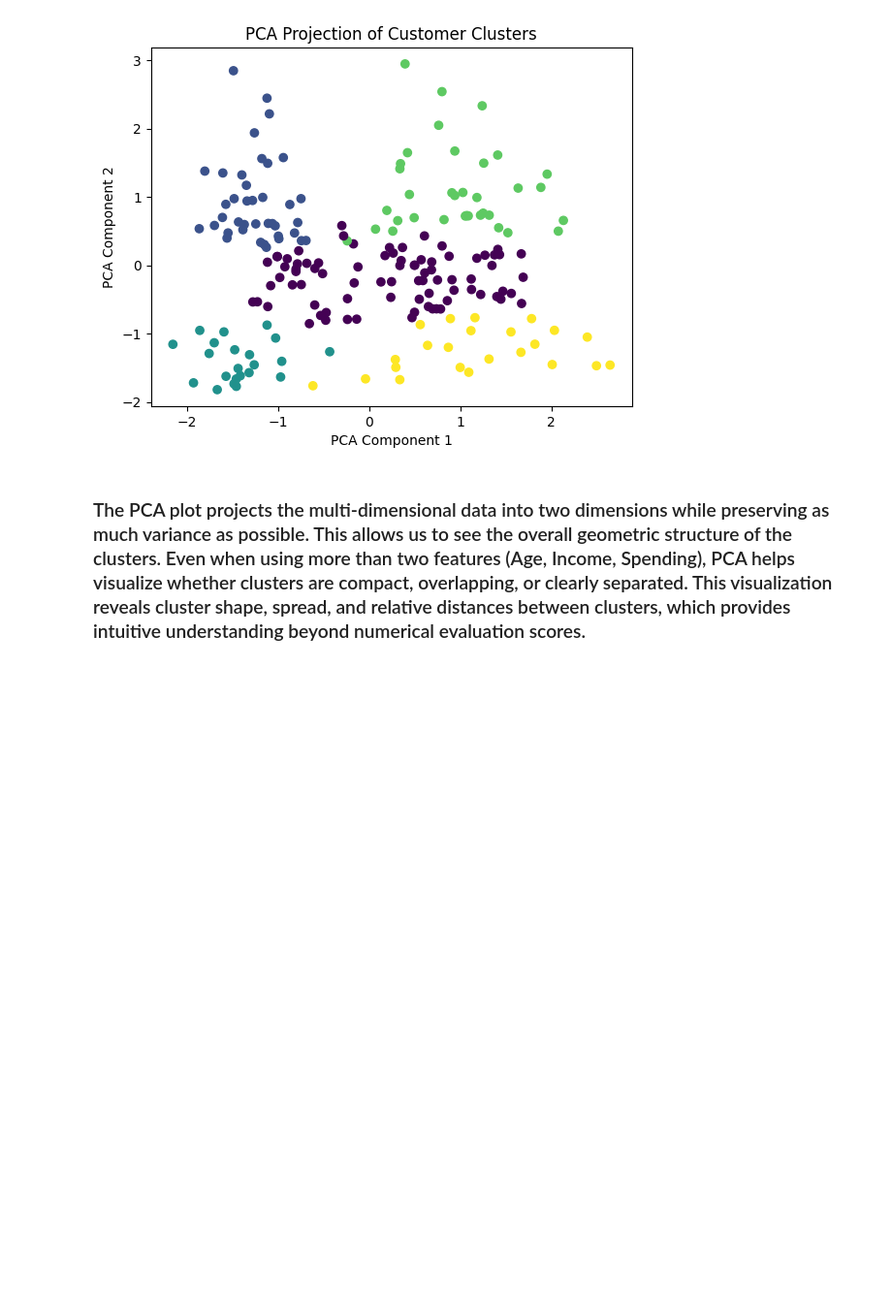
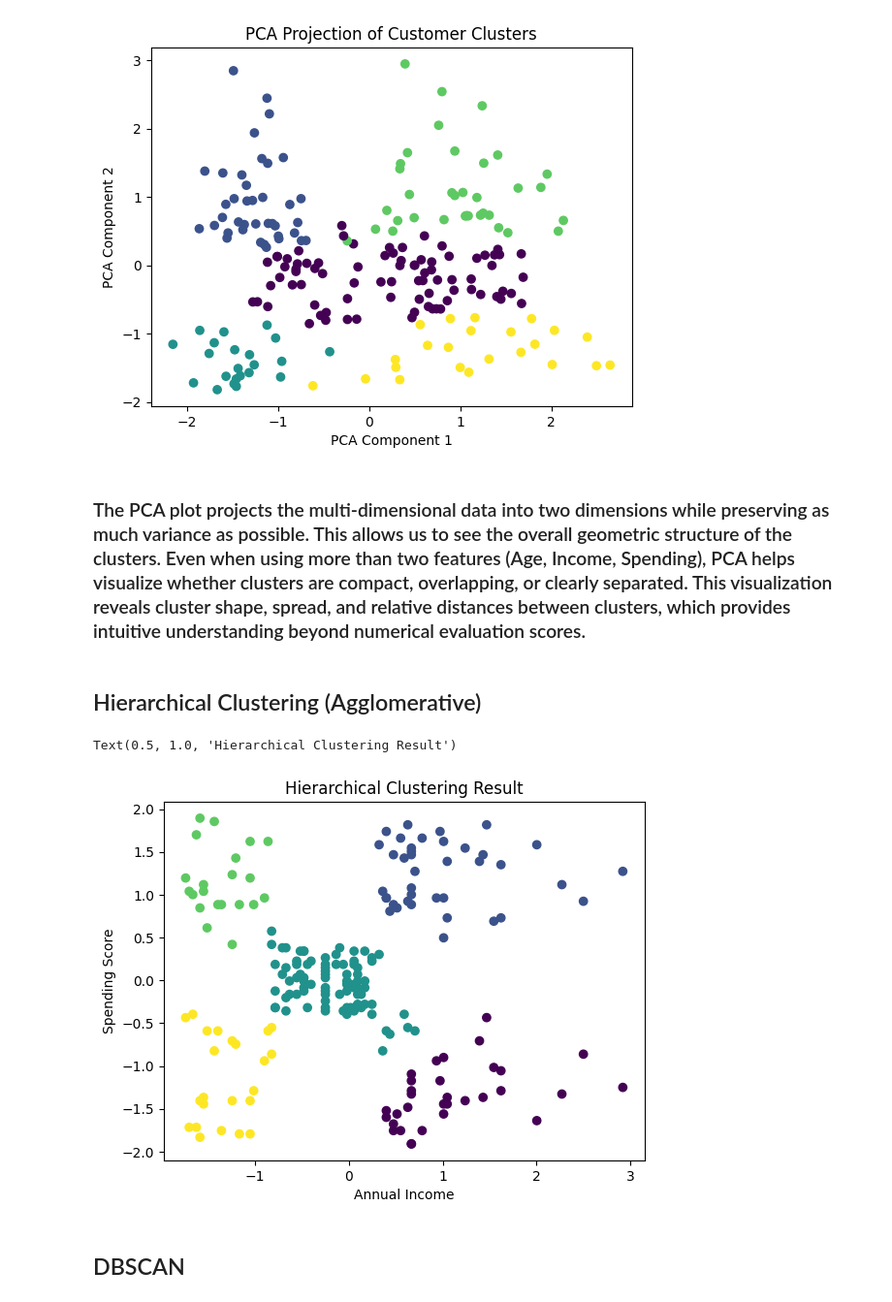
Before and after one commit to afnanyoosuf/Customer_Segmentation_Clustering, a Jupyter notebook: notebooks/03_clustering.ipynb, the cells around one changed output. Shown at 97% size. Drawn from its saved outputs; the diff is of its cells as text; code cells hidden in the pictures; blank space fills up the shorter version.

Commit message:
work done on Hierarchical Clustering (Agglomerative)

```diff
--- a/notebooks/03_clustering.ipynb
+++ b/notebooks/03_clustering.ipynb
@@ -139,3 +139,5 @@ Text(0.5, 1.0, 'PCA Projection of Customer Clusters')
 [figure]
 # %% [markdown]
 ### The PCA plot projects the multi-dimensional data into two dimensions while preserving as much variance as possible. This allows us to see the overall geometric structure of the clusters. Even when using more than two features (Age, Income, Spending), PCA helps visualize whether clusters are compact, overlapping, or clearly separated. This visualization reveals cluster shape, spread, and relative distances between clusters, which provides intuitive understanding beyond numerical evaluation scores.
+# %% [markdown]
+## Hierarchical Clustering (Agglomerative)
@@ -141,0 +147,3 @@ Text(0.5, 1.0, 'PCA Projection of Customer Clusters')
+# %%
+hc = AgglomerativeClustering(n_clusters=5)
+hc_labels = hc.fit_predict(X_scaler)
@@ -141,0 +152,11 @@ Text(0.5, 1.0, 'PCA Projection of Customer Clusters')
+# %%
+plt.figure()
+plt.scatter(X_scaler[:,0],X_scaler[:,1],c = hc_labels)
+plt.xlabel('Annual Income')
+plt.ylabel('Spending Score')
+plt.title('Hierarchical Clustering Result')
+# %% [output]
+Text(0.5, 1.0, 'Hierarchical Clustering Result')
+[figure, added]
+# %% [markdown]
+## DBSCAN
```
Also changed, not shown: parts of 4 cells of this notebook.
